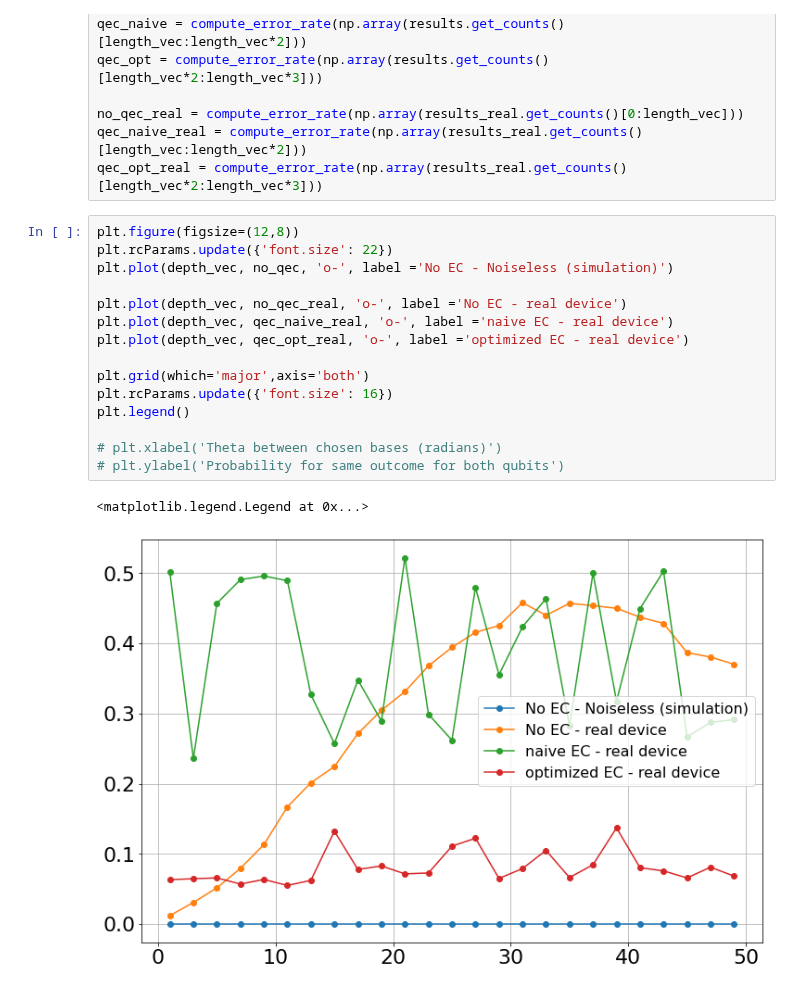
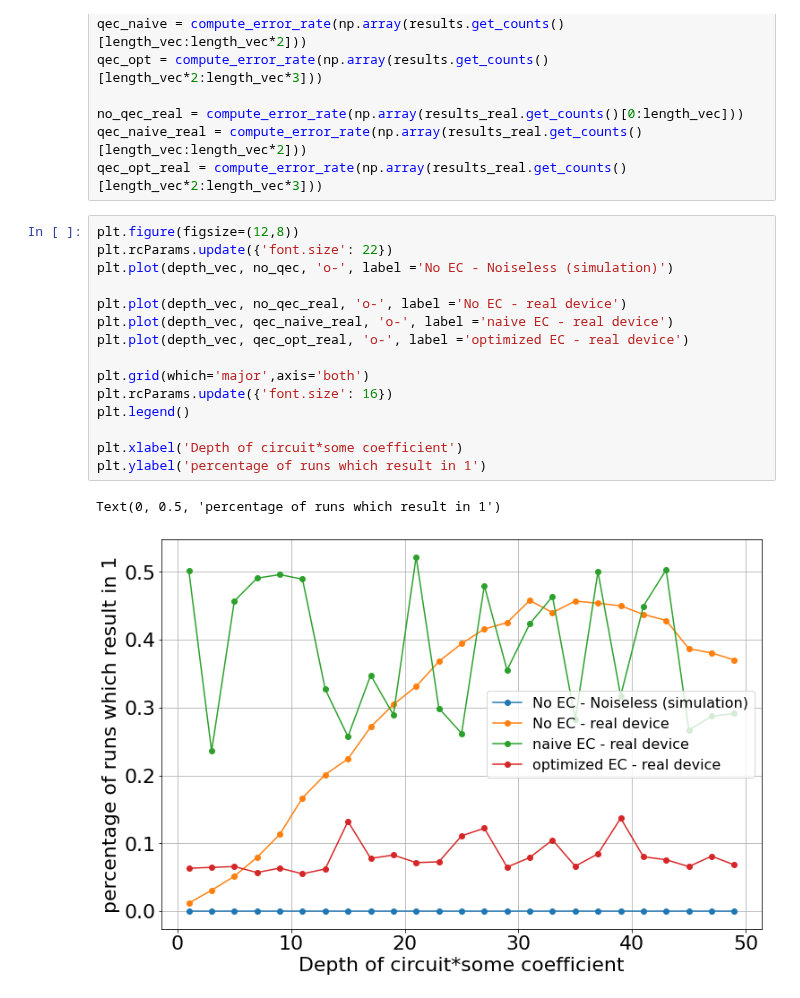
Before and after one commit to DeDuckProject/quantum-playground, a Jupyter notebook: experiments/basic-error-correction.ipynb, the cells around one changed output. Saved outputs shown, nothing was run; the diff lists cells and outputs as text.

```diff
--- a/experiments/basic-error-correction.ipynb
+++ b/experiments/basic-error-correction.ipynb
@@ -210,18 +210,18 @@ qec_opt_real = compute_error_rate(np.array(results_real.get_counts()[length_vec*
 # %%
 plt.figure(figsize=(12,8))
 plt.rcParams.update({'font.size': 22})
 plt.plot(depth_vec, no_qec, 'o-', label ='No EC - Noiseless (simulation)')
 
 plt.plot(depth_vec, no_qec_real, 'o-', label ='No EC - real device')
 plt.plot(depth_vec, qec_naive_real, 'o-', label ='naive EC - real device')
 plt.plot(depth_vec, qec_opt_real, 'o-', label ='optimized EC - real device')
 
 plt.grid(which='major',axis='both')
 plt.rcParams.update({'font.size': 16})
 plt.legend()
 
-# plt.xlabel('Theta between chosen bases (radians)')
-# plt.ylabel('Probability for same outcome for both qubits')
+plt.xlabel('Depth of circuit*some coefficient')
+plt.ylabel('percentage of runs which result in 1')
 # %% [output]
-<matplotlib.legend.Legend at 0x...>
+Text(0, 0.5, 'percentage of runs which result in 1')
-[figure, old version]
+[figure, new version]
```
